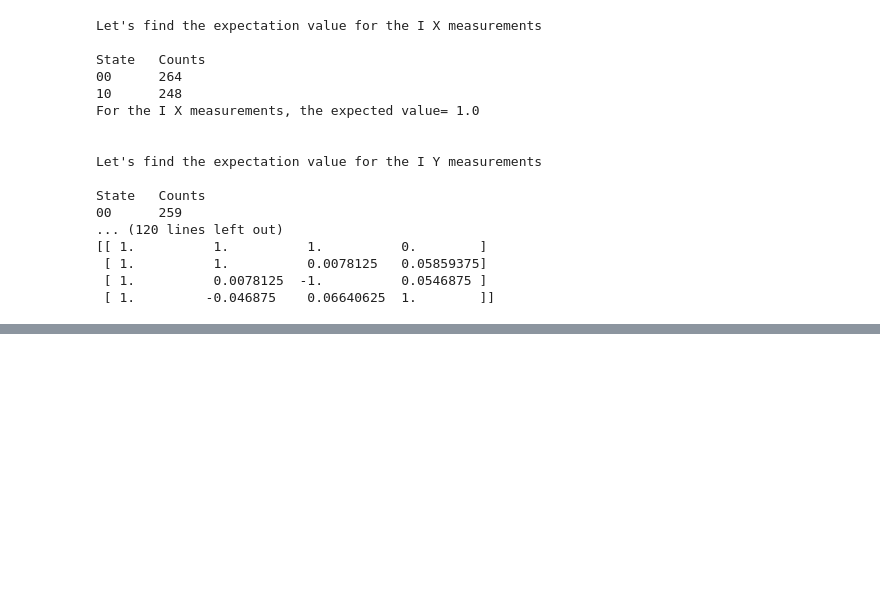
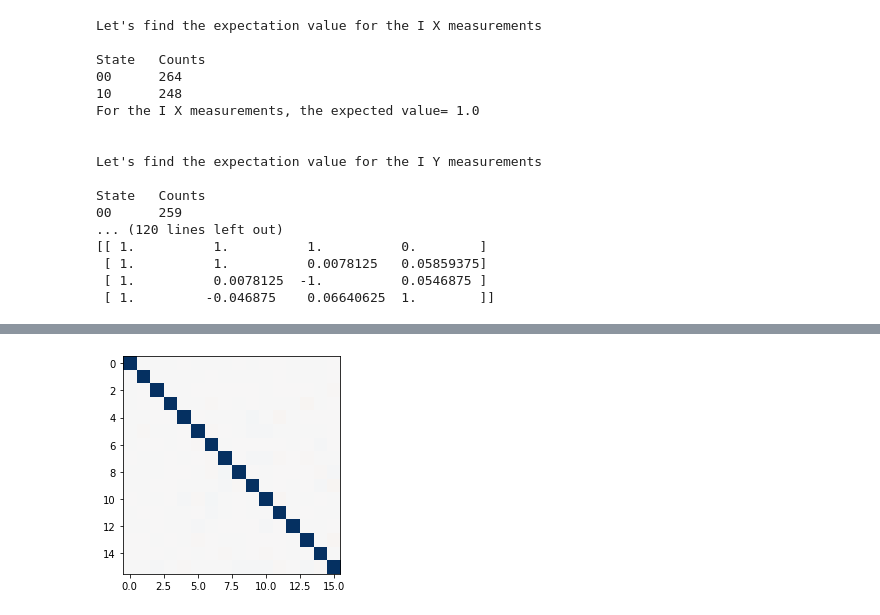
Before and after one commit to joostvdzalm/Internation-QI-team, a Jupyter notebook: Qubit Process Tomography.ipynb, the cells around one changed output, grey strips where cells are left out. Cells and saved outputs as stored; diff of their text form; code cells hidden in the pictures; blank space fills up the shorter version.

```diff
--- a/Qubit Process Tomography.ipynb
+++ b/Qubit Process Tomography.ipynb
@@ -481,0 +545,14 @@ KeyboardInterrupt:
+# %%
+inverse_input_matrix = np.linalg.pinv(np.matrix(input_expected_values.transpose()))
+Transfer_matrix = np.matrix(output_expected_values).transpose() * np.matrix(inverse_input_matrix)
+
+#print(input_expected_values)
+
+#print(Transfer_matrix, ' = \n', np.matrix(output_expected_values).transpose(), ' * \n', np.matrix(inverse_input_matrix))
+
+#print('\n', inverse_input_matrix.transpose() * np.matrix(input_expected_values))
+
+plt.imshow(Transfer_matrix, vmin=-1, vmax=1, interpolation='nearest', cmap=cm.RdBu)
+plt.show()
+# %% [output]
+[figure, added]
```
Also changed, not shown: parts of 12 cells of this notebook.
